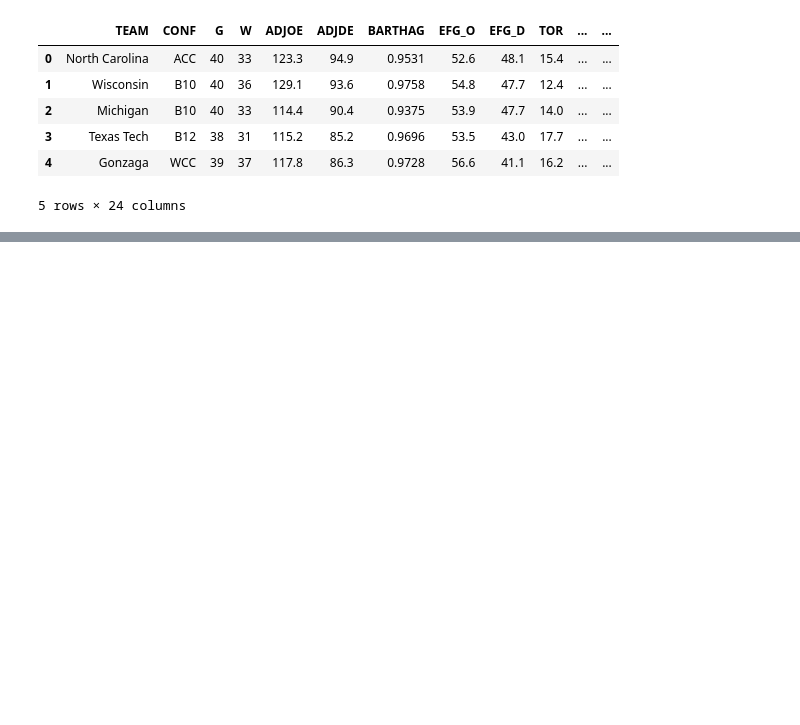
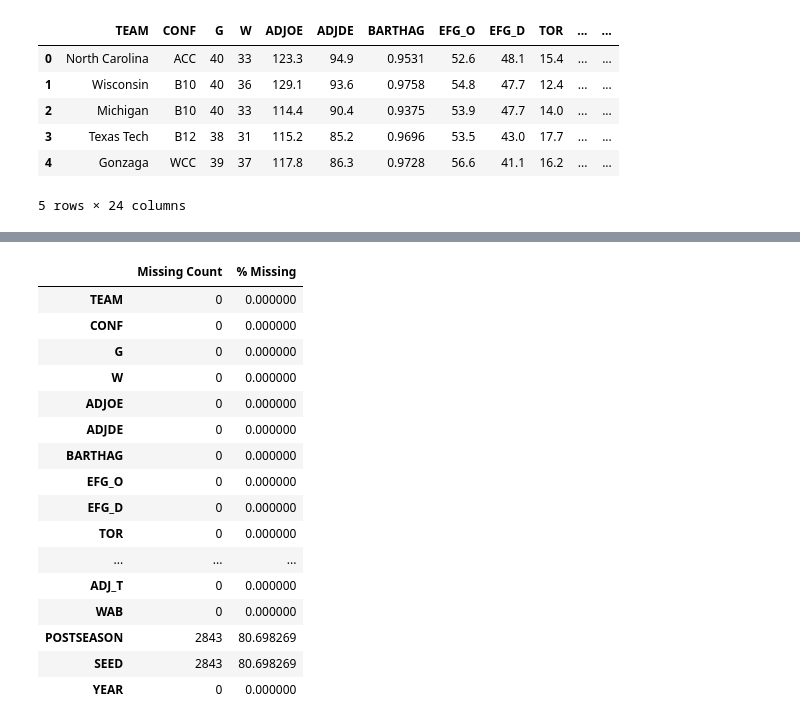
Before and after one commit to regs02/Academic_Performance_v_CBB, a Jupyter notebook: final_project.ipynb, the cells around one changed output, grey strips where cells are left out. Saved outputs shown, nothing was run; the diff lists cells and outputs as text; code cells hidden in the pictures; blank space fills up the shorter version.

```diff
--- a/final_project.ipynb
+++ b/final_project.ipynb
@@ -21,0 +55,27 @@ basketball_df.head()
+# %%
+#Check for missing values
+missing_counts = basketball_df.isnull().sum()
+missing_percent = (missing_counts / len(basketball_df)) * 100
+missing_values = pd.DataFrame({
+    'Missing Count': missing_counts,
+    '% Missing': missing_percent
+    })
+missing_values.head(len(missing_values))
+# %% [output]
+|  | Missing Count | % Missing |
+| TEAM | 0 | 0.000000 |
+| CONF | 0 | 0.000000 |
+| G | 0 | 0.000000 |
+| W | 0 | 0.000000 |
+| ADJOE | 0 | 0.000000 |
+| ADJDE | 0 | 0.000000 |
+| BARTHAG | 0 | 0.000000 |
+| EFG_O | 0 | 0.000000 |
+| EFG_D | 0 | 0.000000 |
+| TOR | 0 | 0.000000 |
+| ... | ... | ... |
+| ADJ_T | 0 | 0.000000 |
+| WAB | 0 | 0.000000 |
+| POSTSEASON | 2843 | 80.698269 |
+| SEED | 2843 | 80.698269 |
+| YEAR | 0 | 0.000000 |
```
Also changed, not shown: parts of 16 cells of this notebook.
